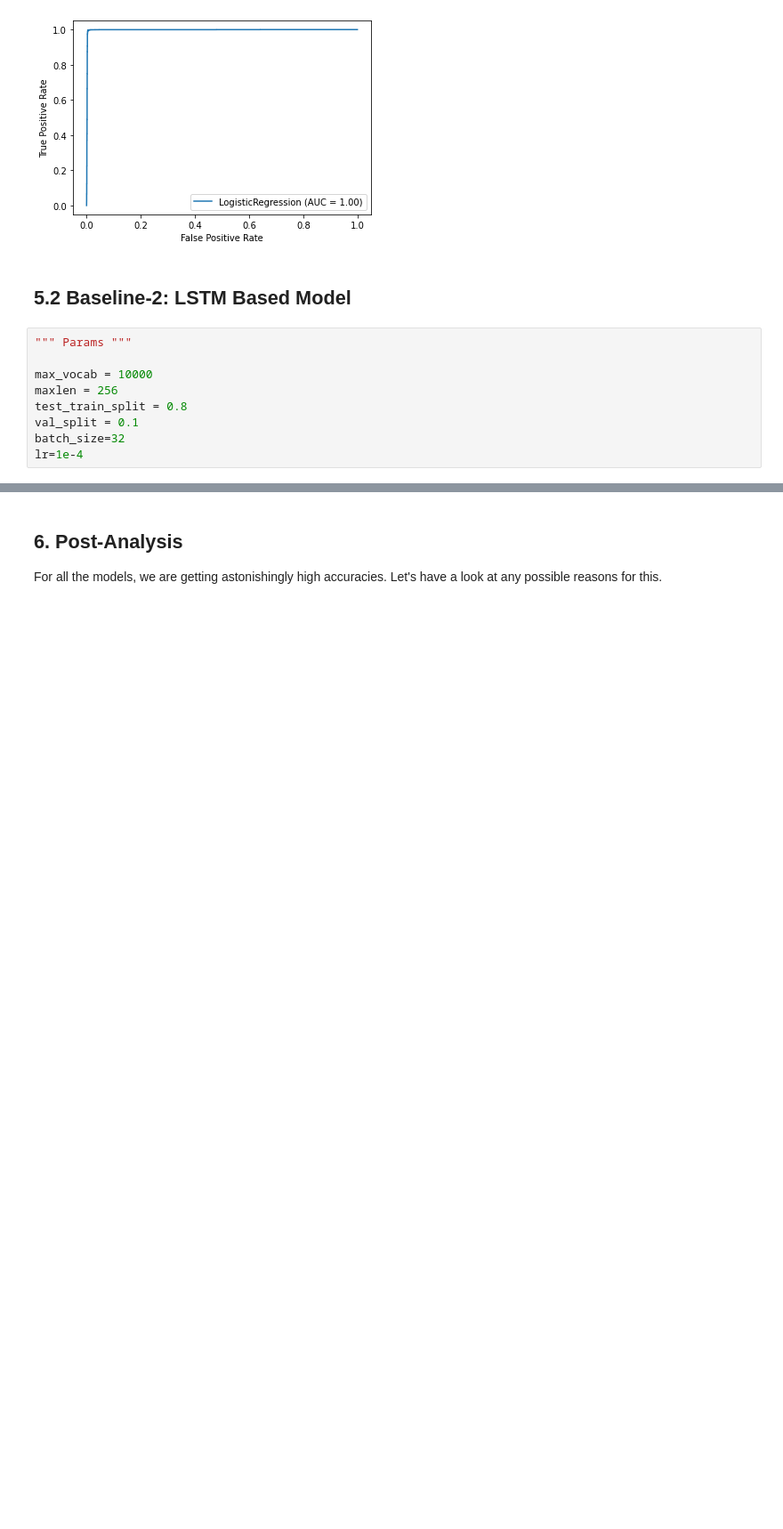
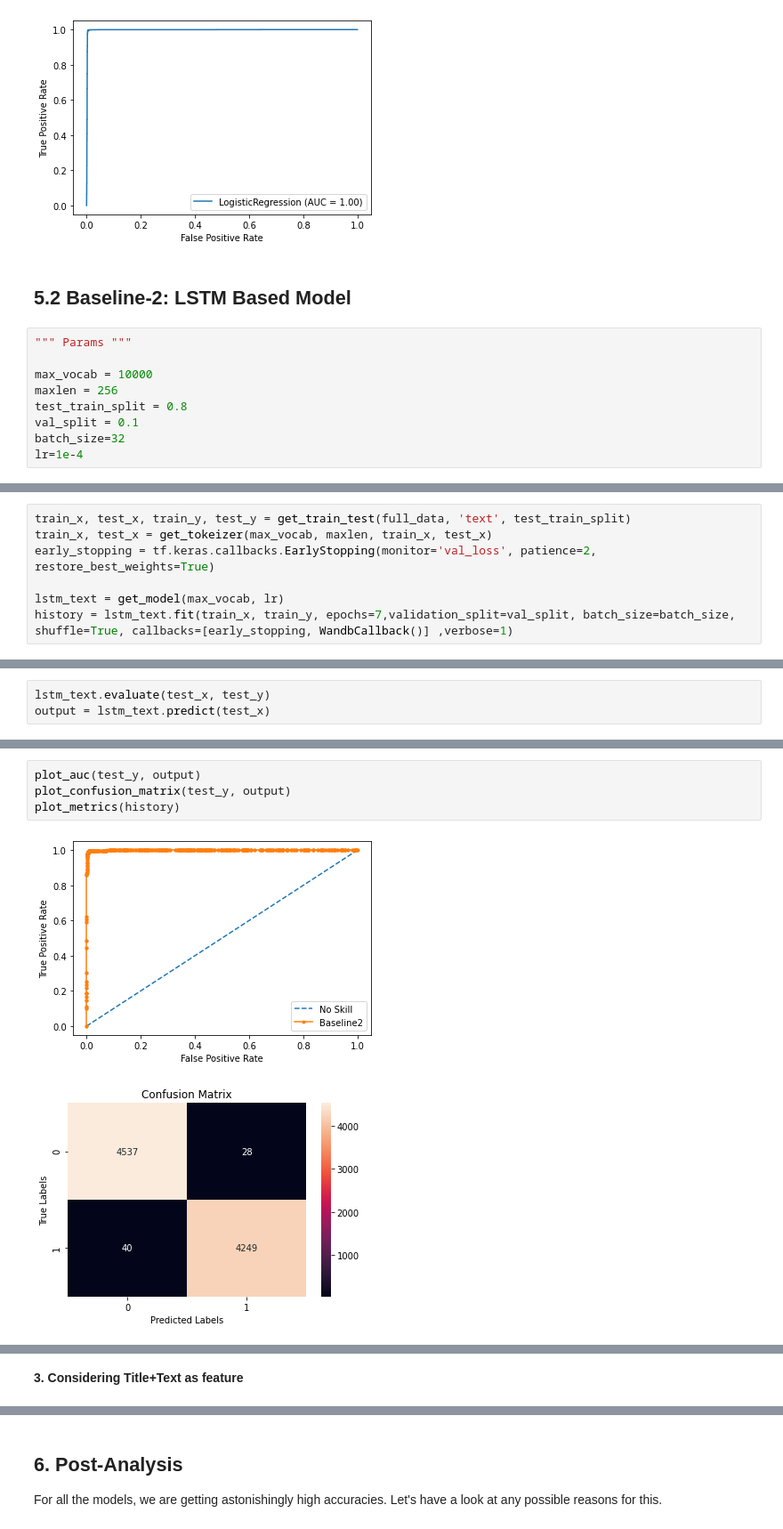
Before and after one commit to abhinavnagpal/Fatima-scholarship-challenge, a Jupyter notebook: Fatima_scholarship_task.ipynb, the cells around one changed output, grey strips where cells are left out. Shown: that part at 89% size. Drawn from its saved outputs; the diff is of its cells as text; blank space fills up the shorter version.

```diff
--- a/Fatima_scholarship_task.ipynb
+++ b/Fatima_scholarship_task.ipynb
@@ -545,0 +620,7 @@ def plot_confusion_matrix(test_y, output):
+# %%
+train_x, test_x, train_y, test_y = get_train_test(full_data, 'text', test_train_split)
+train_x, test_x = get_tokeizer(max_vocab, maxlen, train_x, test_x)
+early_stopping = tf.keras.callbacks.EarlyStopping(monitor='val_loss', patience=2, restore_best_weights=True)
+
+lstm_text = get_model(max_vocab, lr)
+history = lstm_text.fit(train_x, train_y, epochs=7,validation_split=val_split, batch_size=batch_size, shuffle=True, callbacks=[early_stopping, WandbCallback()] ,verbose=1)
@@ -545,0 +640,3 @@ def plot_confusion_matrix(test_y, output):
+# %%
+lstm_text.evaluate(test_x, test_y)
+output = lstm_text.predict(test_x)
@@ -545,0 +645,7 @@ def plot_confusion_matrix(test_y, output):
+# %%
+plot_auc(test_y, output)
+plot_confusion_matrix(test_y, output)
+plot_metrics(history)
+# %% [output]
+[figure, added]
+[figure, added]
@@ -545,0 +654,2 @@ def plot_confusion_matrix(test_y, output):
+# %% [markdown]
+**3. Considering Title+Text as feature**
```
Also changed, not shown: parts of 25 cells of this notebook.
